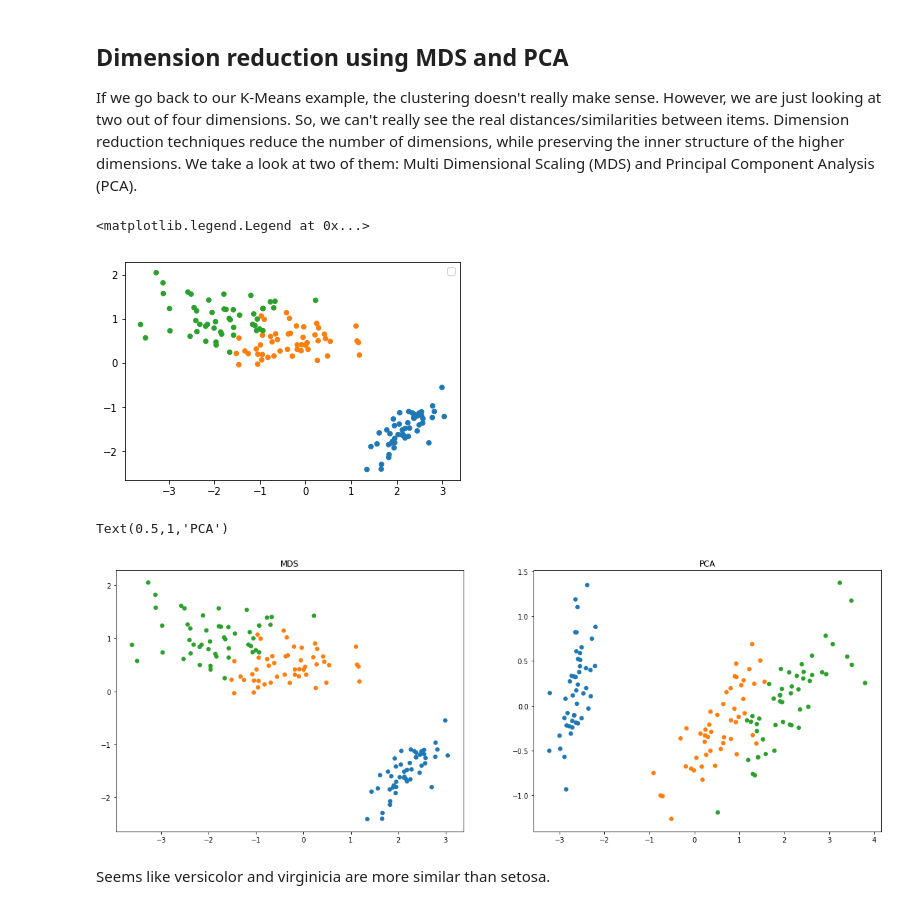
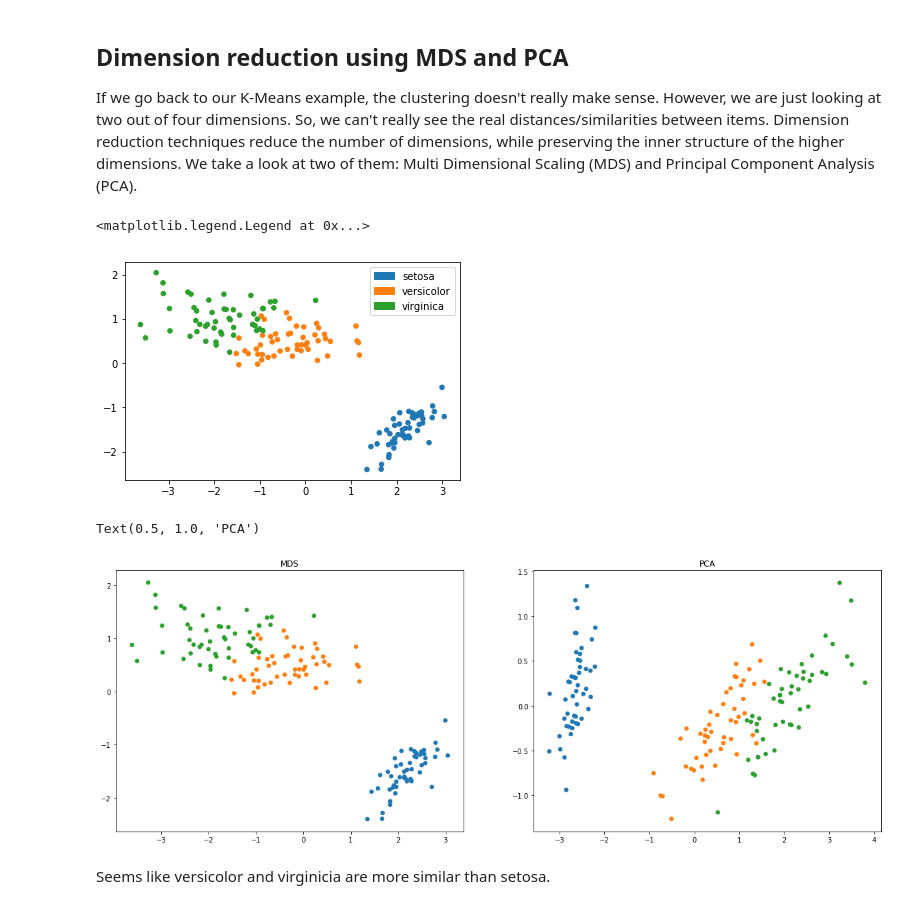
Before and after one commit to miguelazue/python-visualization-tutorial, a Jupyter notebook: 04_MachineLearning.ipynb, the cells around one changed output. Drawn from its saved outputs; the diff is of its cells as text; code cells hidden in the pictures.

Commit message:
Update 04 machine learning for sklearn 0.20

```diff
--- a/04_MachineLearning.ipynb
+++ b/04_MachineLearning.ipynb
@@ -136,9 +136,9 @@ Well, the result is not that great. Let's use a supervised classifier.
 
 First, split our data into training and test set.
 # %%
-import sklearn.cross_validation
+import sklearn.model_selection
 
-data_train, data_test, target_train, target_test = sklearn.cross_validation.train_test_split(
+data_train, data_test, target_train, target_test = sklearn.model_selection.train_test_split(
     data.data, data.target, test_size=0.20, random_state = 5)
 
 print(data.data.shape, data_train.shape, data_test.shape)
@@ -166,22 +166,21 @@ If we go back to our K-Means example, the clustering doesn't really make sense.
 # %%
 from sklearn import manifold
 
 #create mds instance
 mds = manifold.MDS(n_components=2, random_state=5)
 
 #fit the model and get the embedded coordinates
 pos = mds.fit(data.data).embedding_
 
 plt.scatter(pos[:, 0], pos[:, 1], s=20, c=[colors[i] for i in data.target])
 
 #create a legend since we just have one plot and not three fake the legend using patches
 import matplotlib.patches as mpatches
 patches = [ mpatches.Patch(color=colors[i], label=data.target_names[i]) for i in range(3) ]
 plt.legend(handles=patches)
-plt.legend()
 # %% [output]
 <matplotlib.legend.Legend at 0x...>
-[figure, old version]
+[figure, new version]
 # %%
 #compare with PCA
 
@@ -201,7 +200,7 @@ plt.subplot(122)
 plt.scatter(pca_pos[:, 0], pca_pos[:, 1], s=30, c=[colors[i] for i in data.target])
 plt.title('PCA')
 # %% [output]
-Text(0.5,1,'PCA')
+Text(0.5, 1.0, 'PCA')
 [figure]
 # %% [markdown]
 Seems like versicolor and virginicia are more similar than setosa.
```
Also changed, not shown: parts of 3 cells of this notebook, 1 other file.
